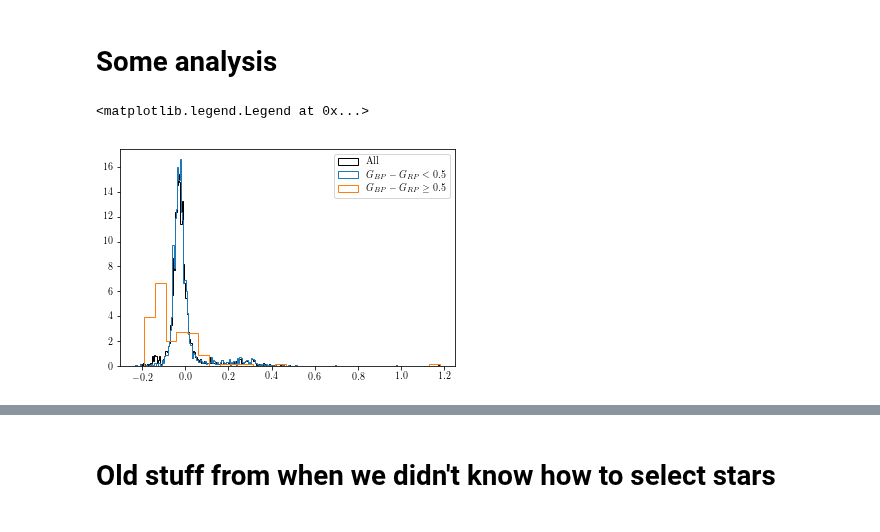
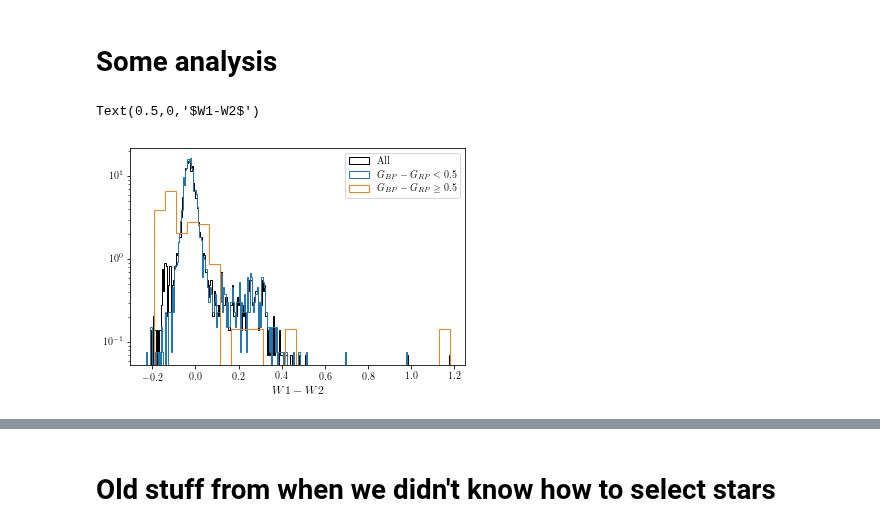
Before and after one commit to tzdwi/GaiaSprintMassive, a Jupyter notebook: WISE/data/bright_sample/sample.ipynb, the cells around one changed output, grey strips where cells are left out. Saved outputs shown, nothing was run; the diff lists cells and outputs as text; code cells hidden in the pictures.

```diff
--- a/WISE/data/bright_sample/sample.ipynb
+++ b/WISE/data/bright_sample/sample.ipynb
@@ -306,14 +306,16 @@ PostMainSequence = good[good['(BP_RP)_0'] >= 0.5]
 # %%
 plt.hist(good['w1mpro']-good['w2mpro'],
          bins='auto', normed=True, stacked=True, histtype='step', lw=1, color='k',
          label=r'All')
 plt.hist(MainSequence['w1mpro']-MainSequence['w2mpro'],
          bins='auto', normed=True, stacked=True, histtype='step', lw=1,
          label=r'$G_{BP}-G_{RP} < 0.5$')
 plt.hist(PostMainSequence['w1mpro']-PostMainSequence['w2mpro'],
          bins='auto', normed=True, stacked=True, histtype='step', lw=1,
          label=r'$G_{BP}-G_{RP} \geq 0.5$')
 plt.legend()
+plt.yscale('log')
+plt.xlabel('$W1-W2$')
 # %% [output]
-<matplotlib.legend.Legend at 0x...>
+Text(0.5,0,'$W1-W2$')
-[figure, old version]
+[figure, new version]
```
Also changed, not shown: parts of 5 cells of this notebook.
